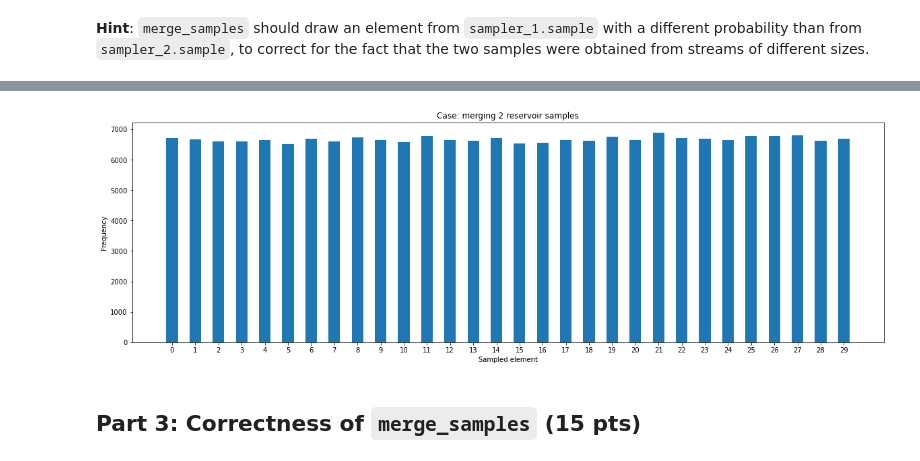
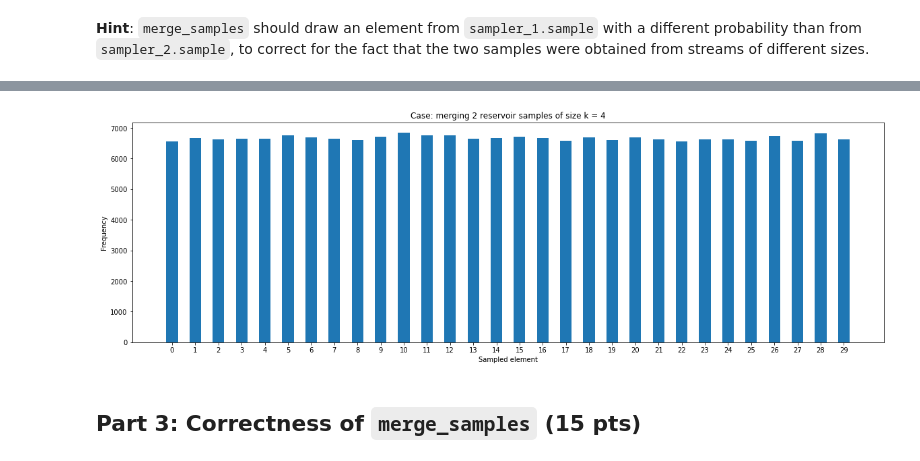
Before and after one commit to LaurineDargaud/DTU_CT_Assignment2, a Jupyter notebook: Project 3/02807_Project_3_FINAL.ipynb, the cells around one changed output, grey strips where cells are left out. Saved outputs shown, nothing was run; the diff lists cells and outputs as text; code cells hidden in the pictures.

Commit message:
Review Paul part 1
Adding import plt+formatting

```diff
--- a/Project 3/02807_Project_3_FINAL.ipynb
+++ b/Project 3/02807_Project_3_FINAL.ipynb
@@ -220,32 +219,32 @@ Next, check ``merge_samples`` experimentally. Do the following:
 ![image.png](embedded-picture-1)
 # %%
 # your code goes here
+import matplotlib.pyplot as plt
 
 # 1. Store the result of 50,000 times the sampling experiment for 2 reservoirs of size k = 4
 all_merged_samples = []
 for _ in range (50000):
     r1 = ReservoirSampler(4)
     r2 = ReservoirSampler(4)
     for e in stream_1:
         r1.update(e)
     for e in stream_2:
         r2.update(e)
     merged_sampler = merge_samples(r1, r2)
     all_merged_samples.append(merged_sampler.sample)
 
 # 2. Compute histogram and plot a bar chart
 all_merged_samples = np.array(all_merged_samples).flatten()
-plt = matplotlib.pyplot
 elements, counts = np.unique(all_merged_samples, return_counts=True)
 plt.figure(figsize=(20,6))
 plt.bar(elements, counts, width=0.5)
 plt.xticks(elements)
-plt.title("Case: merging 2 reservoir samples")
+plt.title("Case: merging 2 reservoir samples of size k = 4")
 plt.xlabel('Sampled element')
 plt.ylabel('Frequency')
 plt.show()
 # %% [output]
-[figure, old version]
+[figure, new version]
 # %% [markdown]
 ## Part 3: Correctness of `merge_samples` (15 pts)
 # %% [markdown]
```
Also changed, not shown: parts of 5 cells of this notebook.
